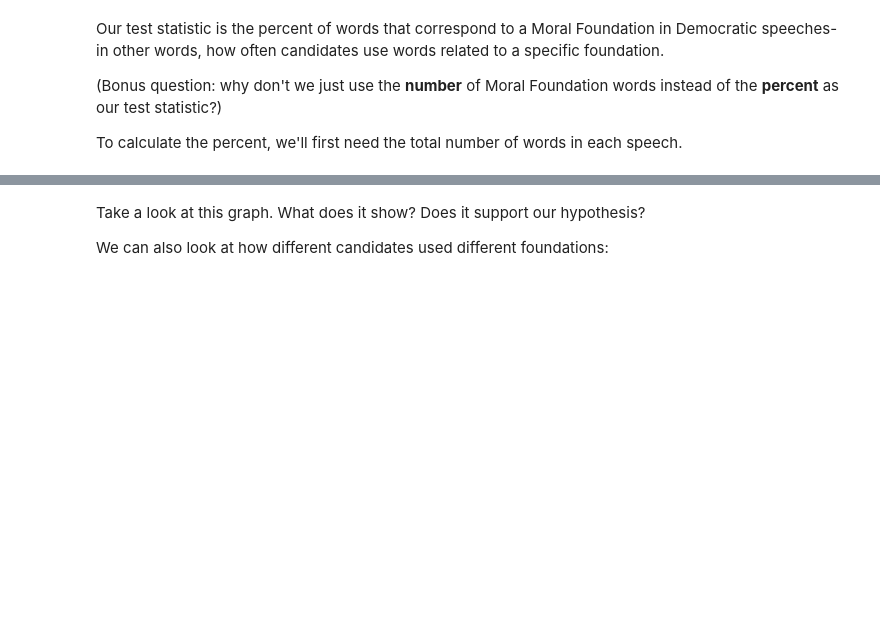
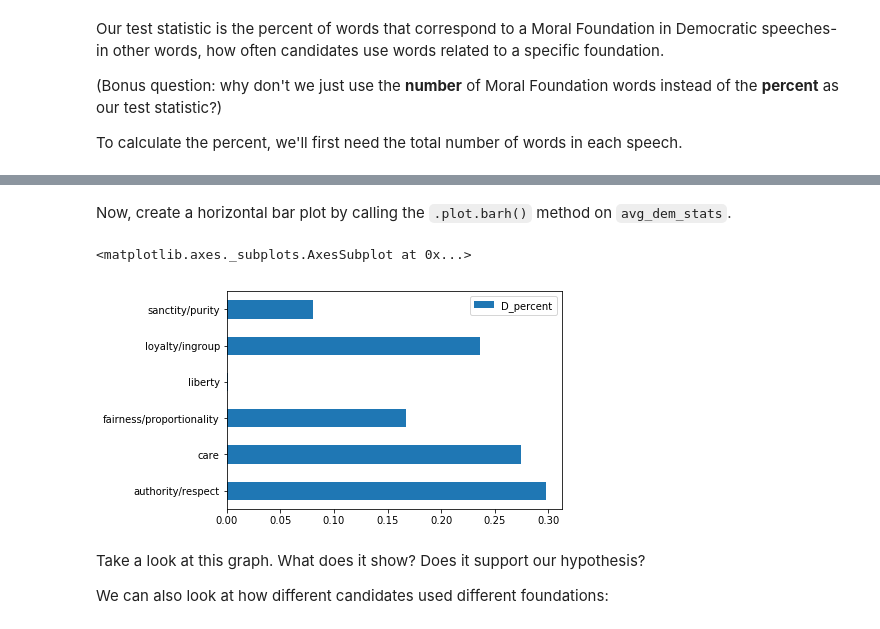
Before and after one commit to ds-modules/XRHETOR-R1A, a Jupyter notebook: 02-Moral-Foundations-Analysis/02-Moral-Foundations-Analysis.ipynb, the cells around one changed output, grey strips where cells are left out. Drawn from its saved outputs; the diff is of its cells as text; code cells hidden in the pictures; blank space fills up the shorter version.

```diff
--- a/02-Moral-Foundations-Analysis/02-Moral-Foundations-Analysis.ipynb
+++ b/02-Moral-Foundations-Analysis/02-Moral-Foundations-Analysis.ipynb
@@ -166,4 +264,9 @@ Let's start by looking at Democratic candidates. First, we need to make a table
 # %%
 # Filter out non-Democrat speeches
-democrats = speeches[speeches['Party'] == 'D']
+party_col = speeches['Party']
+
+dem_cond = party_col == 'D'
+
+democrats = speeches[dem_cond]
+
 democrats.head()
@@ -174,5 +284,6 @@ Our test statistic is the percent of words that correspond to a Moral Foundation
 
 To calculate the percent, we'll first need the total number of words in each speech.
 # %%
-democrats['total_words'] = [len(speech.split()) for speech in democrats['Speech']]
+# create a new column called 'total_words'
+democrats['total_words'] = [len(speech) for speech in democrats['clean_speech']]
 democrats.head()
@@ -181,10 +303,18 @@ Next, we need to calculate the number of matches to entries in our dictionary fo
 # %%
+# do the following code for each foundation
 for key in mft_dict.keys():
+    # create a new, empty column
     num_key_words = np.zeros(len(democrats))
-    synonyms = mft_dict[key]
-    for synonym in synonyms:
-        syn_count = np.array([sum([wd.startswith(synonym) for wd in speech.split()]) for speech in democrats['clean_speech']])
-        num_key_words += syn_count
+    stems = mft_dict[key]
+
+    # do the following code for each foundation word
+    for stem in stems:
+        # find synonym matches
+        wd_count = np.array([sum([wd.startswith(stem) for wd in speech]) for speech in democrats['clean_speech']])
+        # add the number of matches to the total
+        num_key_words += wd_count
+
+    # create a new column for each foundation with the percent of foundation words per speech
     democrats[key] = num_key_words / democrats['total_words'] * 100
 
 democrats.head()
@@ -196,0 +335,8 @@ avg_dem_stats.barh('Moral Foundation')
+# %%
+# select the foundations columns and calculate the mean percent for each
+foundation_cols = list(mft_dict.keys())
+avg_dem_stats = (democrats.loc[:, foundation_cols]
+                 .apply(np.mean)
+                 .to_frame('D_percent'))
+
+avg_dem_stats
@@ -197,3 +351,10 @@ avg_dem_stats.barh('Moral Foundation')
+# %% [markdown]
+Now, create a horizontal bar plot by calling the `.plot.barh()` method on `avg_dem_stats`.
+# %%
+avg_dem_stats.plot.barh()
+# %% [output]
+<matplotlib.axes._subplots.AxesSubplot at 0x...>
+[figure, added]
 # %% [markdown]
 Take a look at this graph. What does it show? Does it support our hypothesis?
 
```
Also changed, not shown: parts of 54 cells of this notebook.
